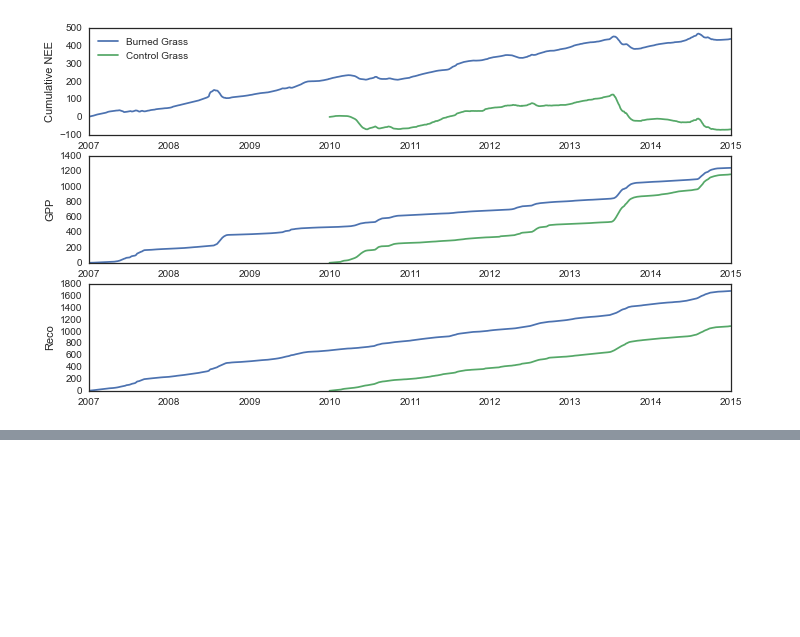
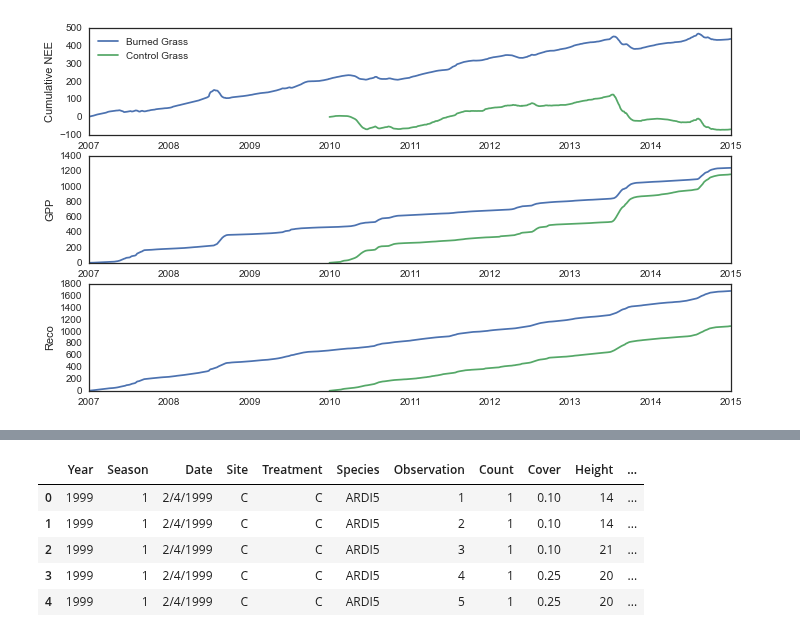
Before and after one commit to gremau/NMEG_miscellany, a Jupyter notebook: jupyter/Sev_Grassland_Comparison.ipynb, the cells around one changed output, grey strips where cells are left out. Cells and saved outputs as stored; diff of their text form; code cells hidden in the pictures; blank space fills up the shorter version.

```diff
--- a/jupyter/Sev_Grassland_Comparison.ipynb
+++ b/jupyter/Sev_Grassland_Comparison.ipynb
@@ -97,0 +116,11 @@ ax.set_ylabel('Reco')
+# %%
+# I think these are the destructive (weights) used to correlate with volume
+wt_npp = pd.read_csv("http://sev.lternet.edu/sites/default/files/data/sev157_nppweight_20160119_0.txt")
+wt_npp.head()
+# %% [output]
+|  | Year | Season | Date | Site | Treatment | Species | Observation | Count | Cover | Height | ... |
+| 0 | 1999 | 1 | 2/4/1999 | C | C | ARDI5 | 1 | 1 | 0.10 | 14 | ... |
+| 1 | 1999 | 1 | 2/4/1999 | C | C | ARDI5 | 2 | 1 | 0.10 | 14 | ... |
+| 2 | 1999 | 1 | 2/4/1999 | C | C | ARDI5 | 3 | 1 | 0.10 | 21 | ... |
+| 3 | 1999 | 1 | 2/4/1999 | C | C | ARDI5 | 4 | 1 | 0.25 | 20 | ... |
+| 4 | 1999 | 1 | 2/4/1999 | C | C | ARDI5 | 5 | 1 | 0.25 | 20 | ... |
```
Also changed, not shown: parts of 5 cells of this notebook.
